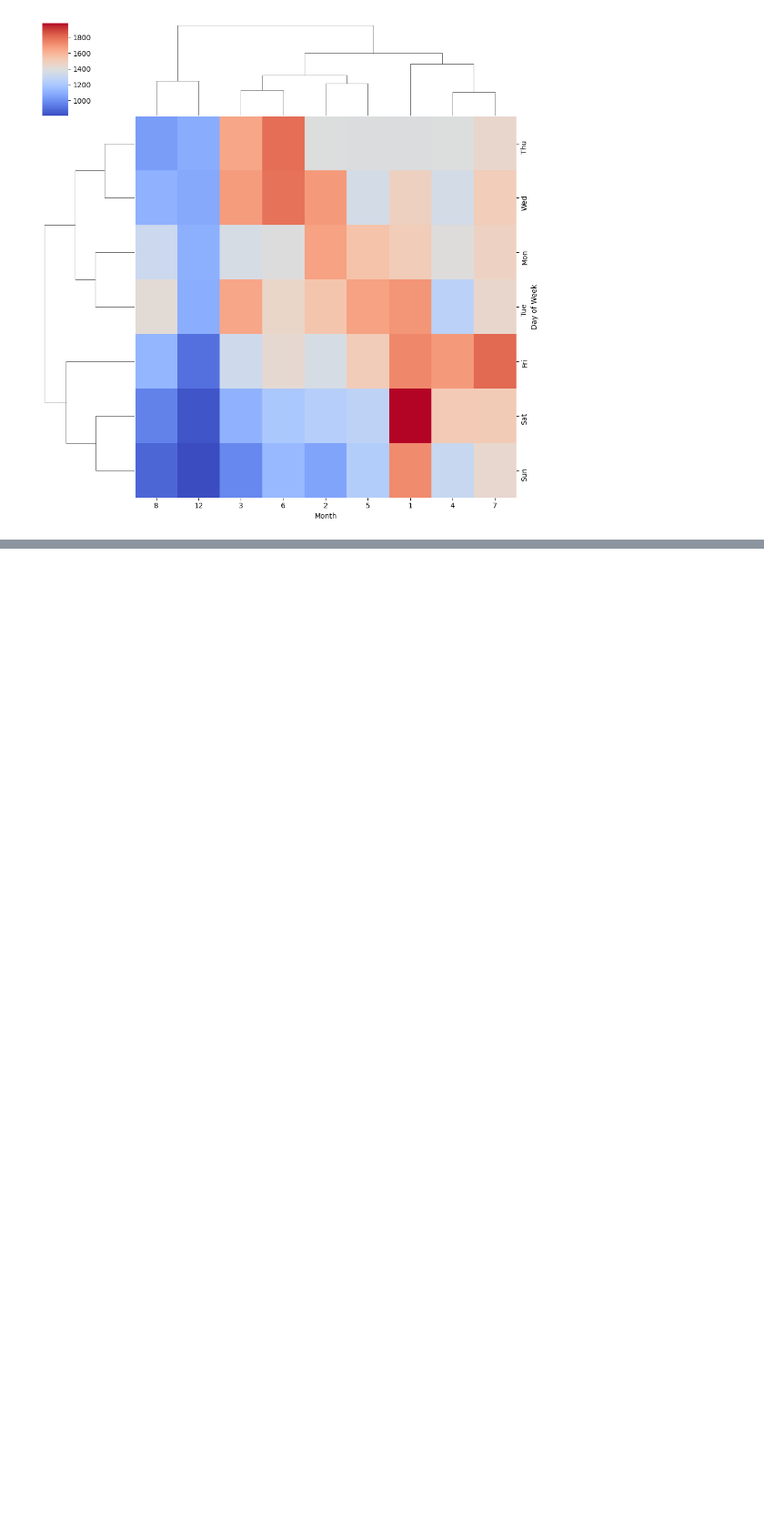
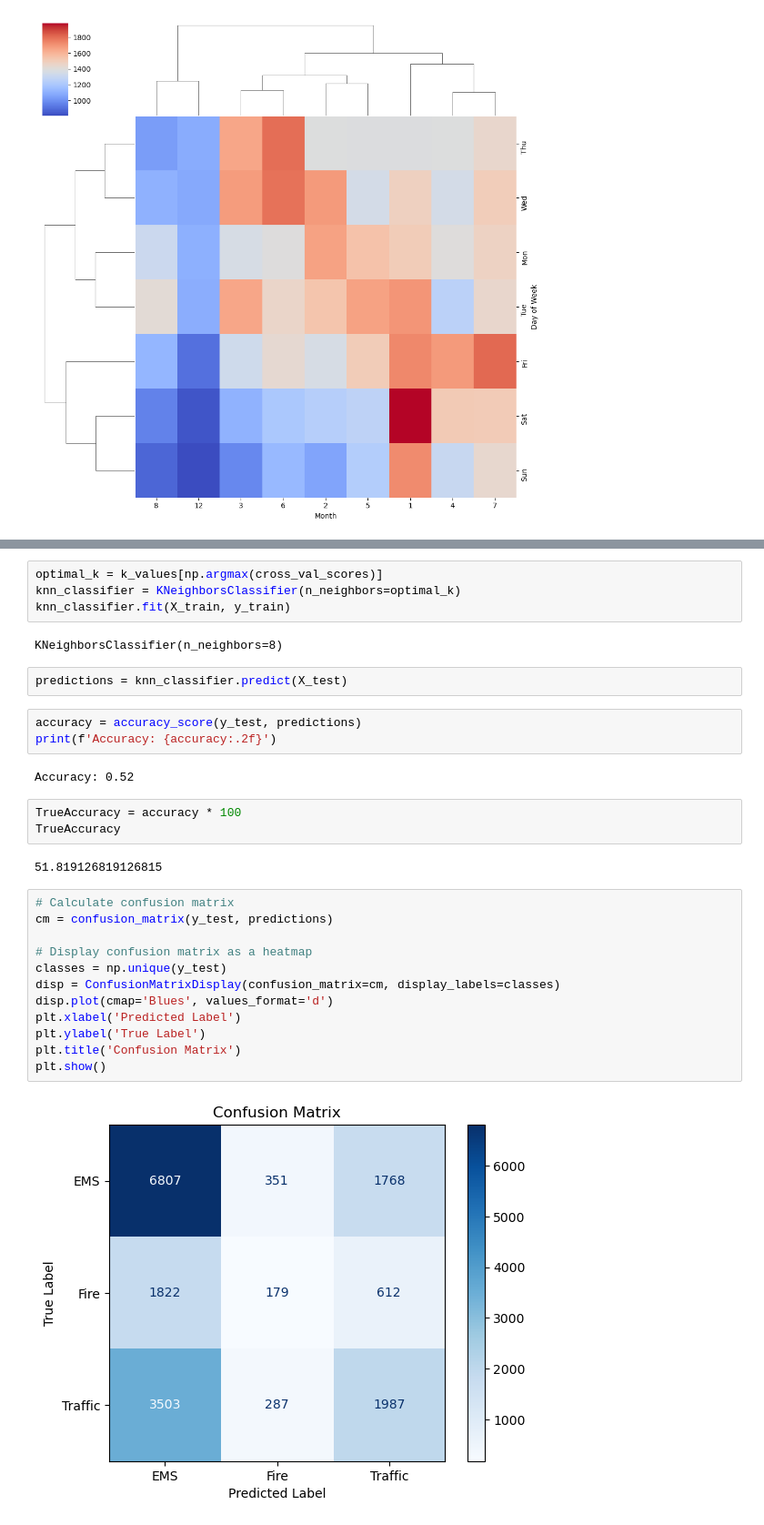
Before and after one commit to Moff1/PersonalProjectsPython, a Jupyter notebook: 911CapStoneProject.ipynb, the cells around one changed output, grey strips where cells are left out. Shown at 91% size. Saved outputs shown, nothing was run; the diff lists cells and outputs as text; blank space fills up the shorter version.

```diff
--- a/911CapStoneProject.ipynb
+++ b/911CapStoneProject.ipynb
@@ -762,0 +1020,32 @@ sns.clustermap(dayMonth,cmap='coolwarm')
+# %%
+optimal_k = k_values[np.argmax(cross_val_scores)]
+knn_classifier = KNeighborsClassifier(n_neighbors=optimal_k)
+knn_classifier.fit(X_train, y_train)
+# %% [output]
+KNeighborsClassifier(n_neighbors=8)
+# %%
+predictions = knn_classifier.predict(X_test)
+# %%
+accuracy = accuracy_score(y_test, predictions)
+print(f'Accuracy: {accuracy:.2f}')
+# %% [output]
+Accuracy: 0.52
+# %%
+TrueAccuracy = accuracy * 100
+TrueAccuracy
+# %% [output]
+51.819126819126815
+# %%
+# Calculate confusion matrix
+cm = confusion_matrix(y_test, predictions)
+
+# Display confusion matrix as a heatmap
+classes = np.unique(y_test)
+disp = ConfusionMatrixDisplay(confusion_matrix=cm, display_labels=classes)
+disp.plot(cmap='Blues', values_format='d')
+plt.xlabel('Predicted Label')
+plt.ylabel('True Label')
+plt.title('Confusion Matrix')
+plt.show()
+# %% [output]
+[figure, added]
```
Also changed, not shown: parts of 78 cells of this notebook.
